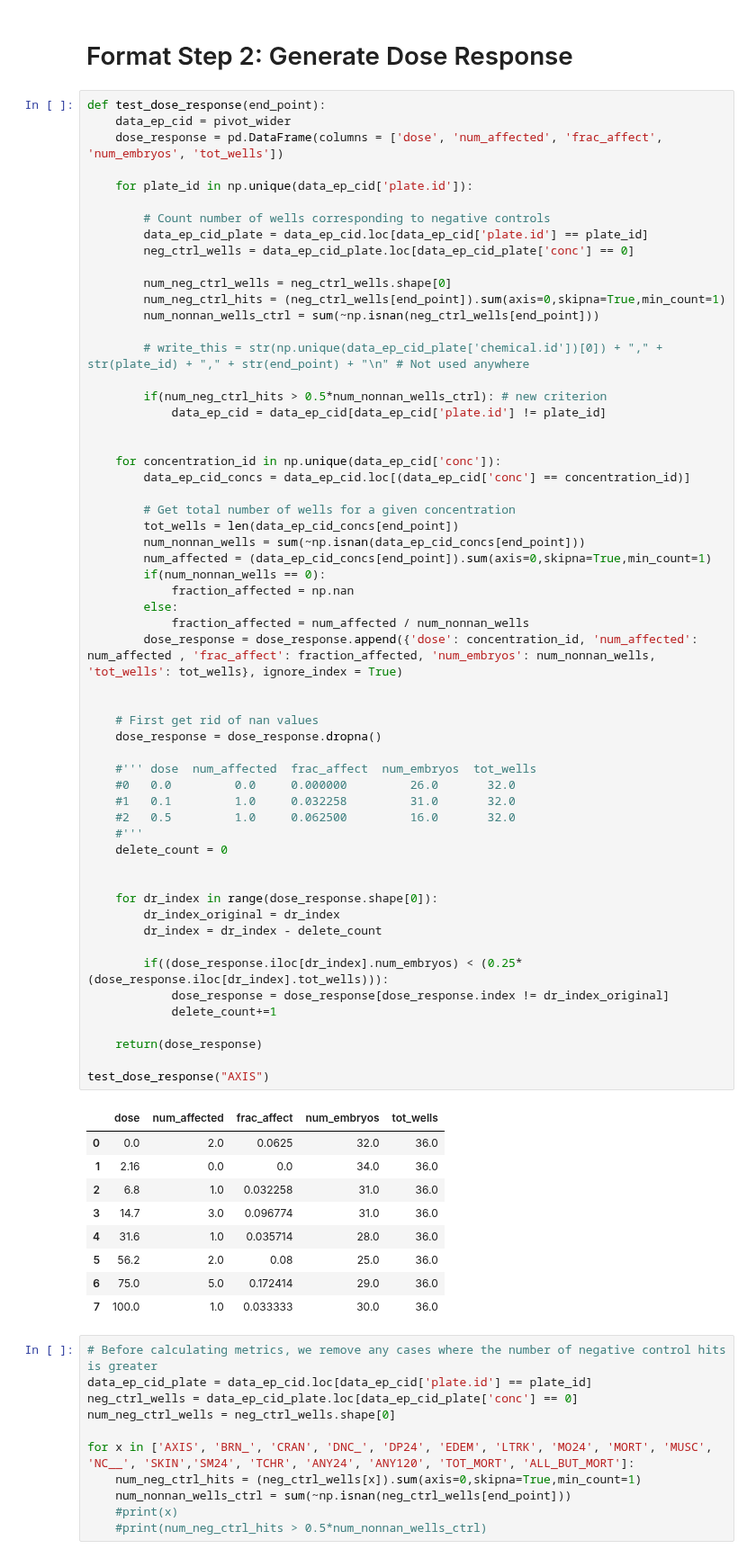
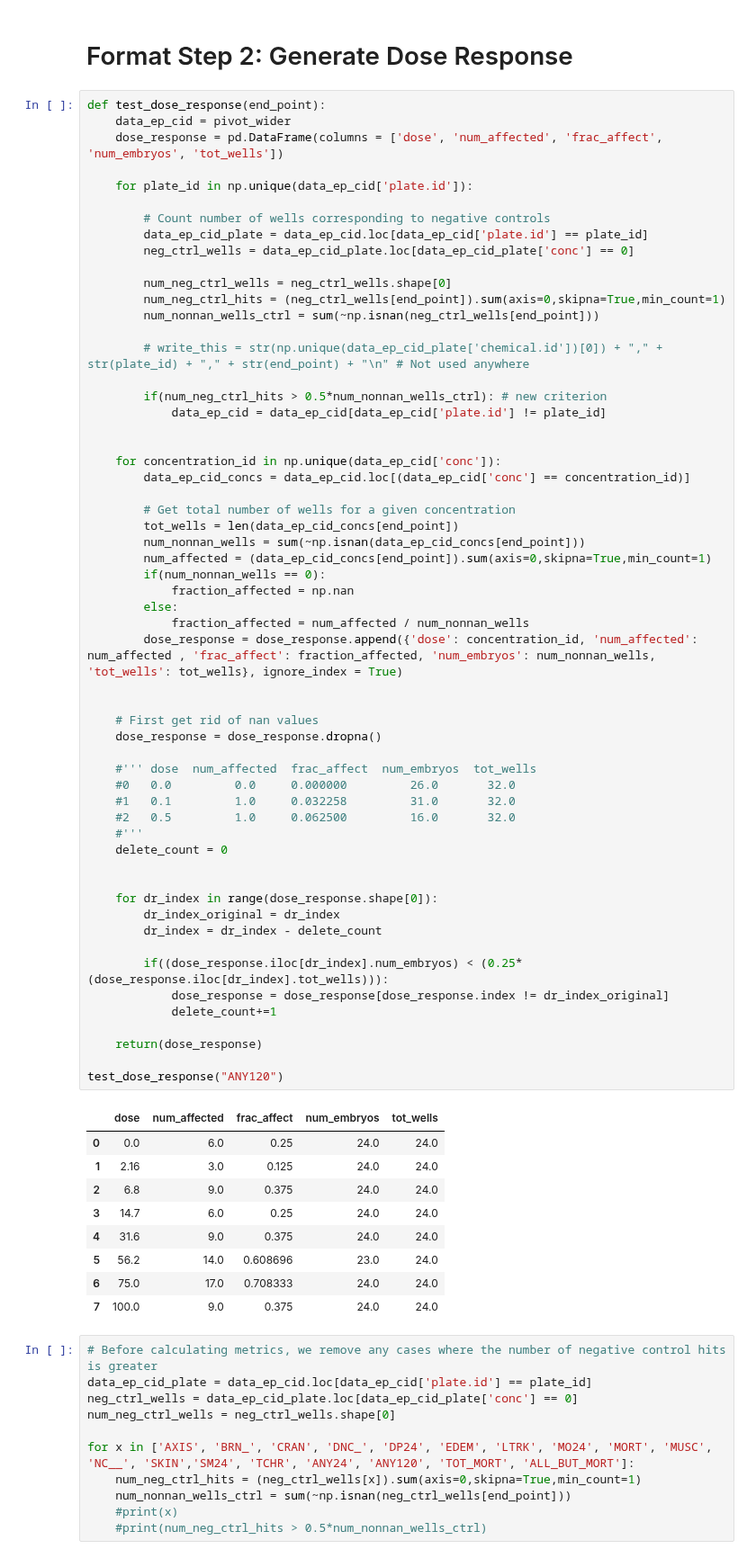
Before and after one commit to PNNL-CompBio/srpAnalytics, a Jupyter notebook: zfBmd/zfbmd.ipynb, the cells around one changed output. Shown at 90% size. Drawn from its saved outputs; the diff is of its cells as text.

```diff
--- a/zfBmd/zfbmd.ipynb
+++ b/zfBmd/zfbmd.ipynb
@@ -346,42 +346,42 @@ def test_dose_response(end_point):
         if(num_nonnan_wells == 0):
             fraction_affected = np.nan
         else:
             fraction_affected = num_affected / num_nonnan_wells
         dose_response = dose_response.append({'dose': concentration_id, 'num_affected': num_affected , 'frac_affect': fraction_affected, 'num_embryos': num_nonnan_wells, 'tot_wells': tot_wells}, ignore_index = True)
 
 
     # First get rid of nan values
     dose_response = dose_response.dropna()
 
     #''' dose  num_affected  frac_affect  num_embryos  tot_wells
     #0   0.0         0.0     0.000000         26.0       32.0
     #1   0.1         1.0     0.032258         31.0       32.0
     #2   0.5         1.0     0.062500         16.0       32.0
     #'''
     delete_count = 0
 
 
     for dr_index in range(dose_response.shape[0]):
         dr_index_original = dr_index
         dr_index = dr_index - delete_count
 
         if((dose_response.iloc[dr_index].num_embryos) < (0.25*(dose_response.iloc[dr_index].tot_wells))):
             dose_response = dose_response[dose_response.index != dr_index_original]
             delete_count+=1
 
     return(dose_response)
 
-test_dose_response("AXIS")
+test_dose_response("ANY120")
 # %% [output]
 |  | dose | num_affected | frac_affect | num_embryos | tot_wells |
-| 0 | 0.0 | 2.0 | 0.0625 | 32.0 | 36.0 |
-| 1 | 2.16 | 0.0 | 0.0 | 34.0 | 36.0 |
-| 2 | 6.8 | 1.0 | 0.032258 | 31.0 | 36.0 |
-| 3 | 14.7 | 3.0 | 0.096774 | 31.0 | 36.0 |
-| 4 | 31.6 | 1.0 | 0.035714 | 28.0 | 36.0 |
-| 5 | 56.2 | 2.0 | 0.08 | 25.0 | 36.0 |
-| 6 | 75.0 | 5.0 | 0.172414 | 29.0 | 36.0 |
-| 7 | 100.0 | 1.0 | 0.033333 | 30.0 | 36.0 |
+| 0 | 0.0 | 6.0 | 0.25 | 24.0 | 24.0 |
+| 1 | 2.16 | 3.0 | 0.125 | 24.0 | 24.0 |
+| 2 | 6.8 | 9.0 | 0.375 | 24.0 | 24.0 |
+| 3 | 14.7 | 6.0 | 0.25 | 24.0 | 24.0 |
+| 4 | 31.6 | 9.0 | 0.375 | 24.0 | 24.0 |
+| 5 | 56.2 | 14.0 | 0.608696 | 23.0 | 24.0 |
+| 6 | 75.0 | 17.0 | 0.708333 | 24.0 | 24.0 |
+| 7 | 100.0 | 9.0 | 0.375 | 24.0 | 24.0 |
 # %%
 # Before calculating metrics, we remove any cases where the number of negative control hits is greater
 data_ep_cid_plate = data_ep_cid.loc[data_ep_cid['plate.id'] == plate_id]
```
